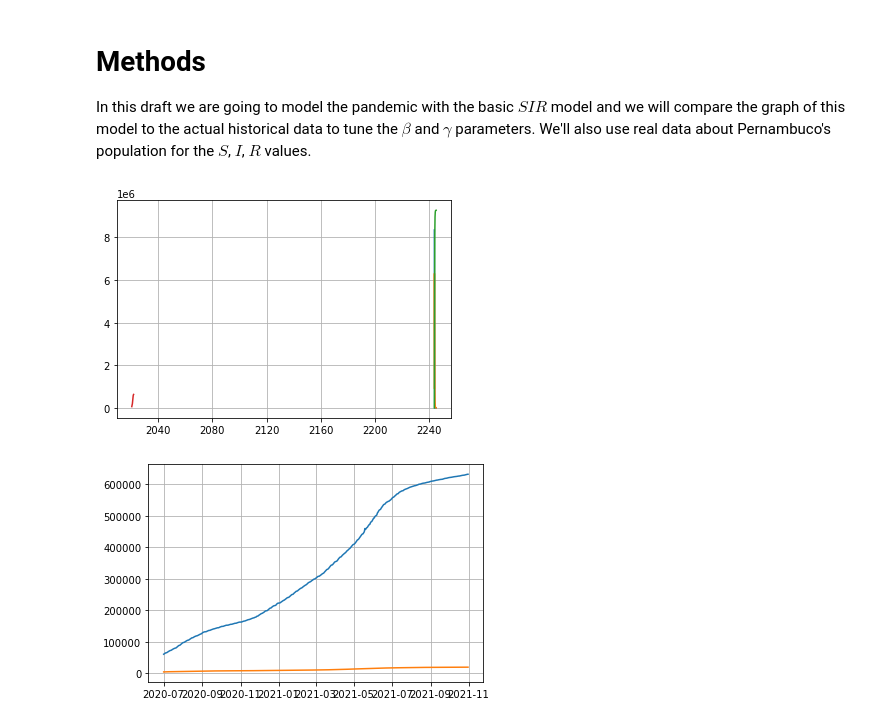
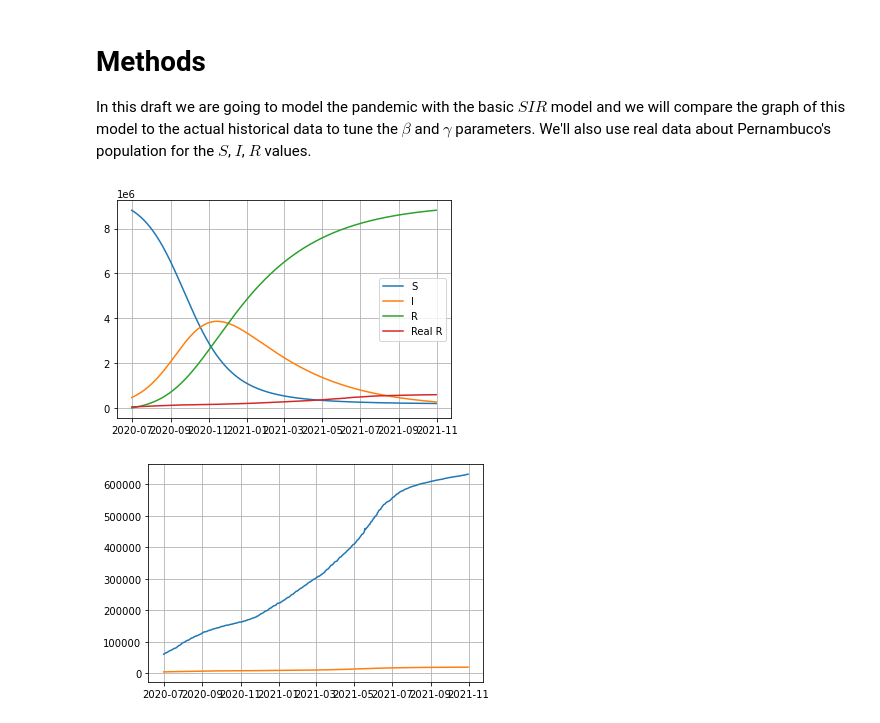
Before and after one commit to gbrls/Covid19NumericalAnalisys, a Jupyter notebook: main.ipynb, the cells around one changed output. Drawn from its saved outputs; the diff is of its cells as text; code cells hidden in the pictures.

Commit message:
Aligned SIR model with real data

```diff
--- a/main.ipynb
+++ b/main.ipynb
@@ -21,20 +21,23 @@ unix_end_date = time.mktime(end_date.timetuple())
 
 
 datetime_series = pd.to_datetime(df['dt_referencia'])
+
+segs_per_d = 24 * 60 * 60
+
 datetime_index = pd.DatetimeIndex(datetime_series.values)
+
 df=df.set_index(datetime_index)
+print(type(datetime_index))
+
 df.drop('dt_referencia',axis=1,inplace=True)
 
-
 df = df.loc['2020-07-01':'2021-10-31']
-print(df)
 
 real_total_pop = 9.278E6
 
 n_days = (end_date - initial_date).days
 
-k = 1e3
-t = np.linspace(k, k+n_days, 10000)
-
+t = np.array(list(range(0, n_days+1)))
 r = pd.date_range(start=initial_date, end=end_date)
+df
 # %% [output]
@@ -73,22 +76,30 @@ def SIR(u, t):
     I = u[1]
     R = u[2]
 
-    beta = 0.2 / N
-    gamma = 0.02
+    beta = 0.04 / N
+    gamma = 0.01
 
     return [-beta*S*I, beta*S*I - gamma*I, gamma*I]
 # %%
 model_pop = real_total_pop
-model_infected = 0.1
+model_infected = 0.05
 u = [model_pop - (model_pop * model_infected), model_pop * model_infected, 0.]
 
+solution = odeint(SIR, u, t)
+S = solution[:, 0]
+I = solution[:, 1]
+R = solution[:, 2]
+
 plt.grid()
-plt.plot(t, odeint(SIR, u, t))# df['confirmados'])
-plt.plot(df['confirmados'])
+plt.plot(r, S, label="S")
+plt.plot(r, I, label="I")
+plt.plot(r, R, label="R")
+plt.plot(df['obitos'] + df['recuperados'], label="Real R")
+plt.legend()
 plt.show()
 #plt.plot(t,odeint(SIR, u, t)[:, 1])
 # %% [output]
-[figure, old version]
+[figure, new version]
 # %%
 
 #plt.gca().xaxis.set_major_formatter(mdates.DateFormatter('%m/%d/%Y'))
```
Also changed, not shown: parts of 1 cell of this notebook.
